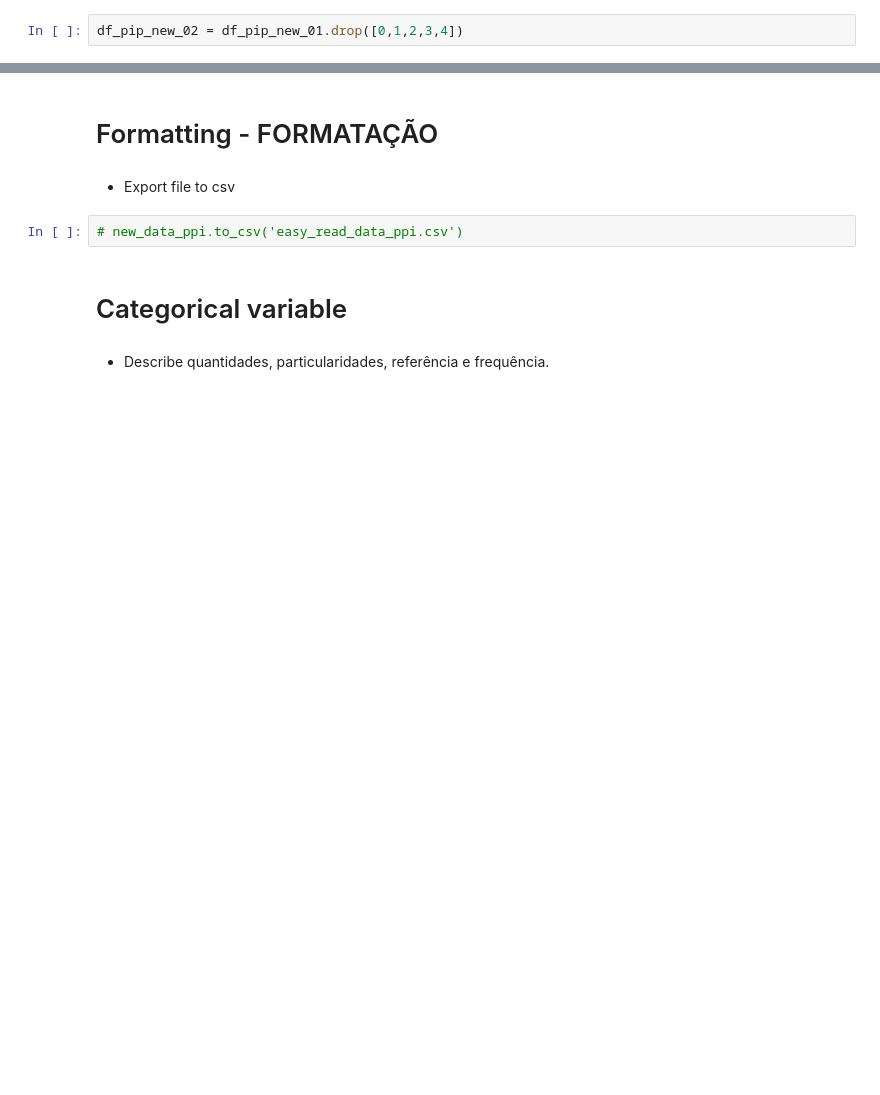
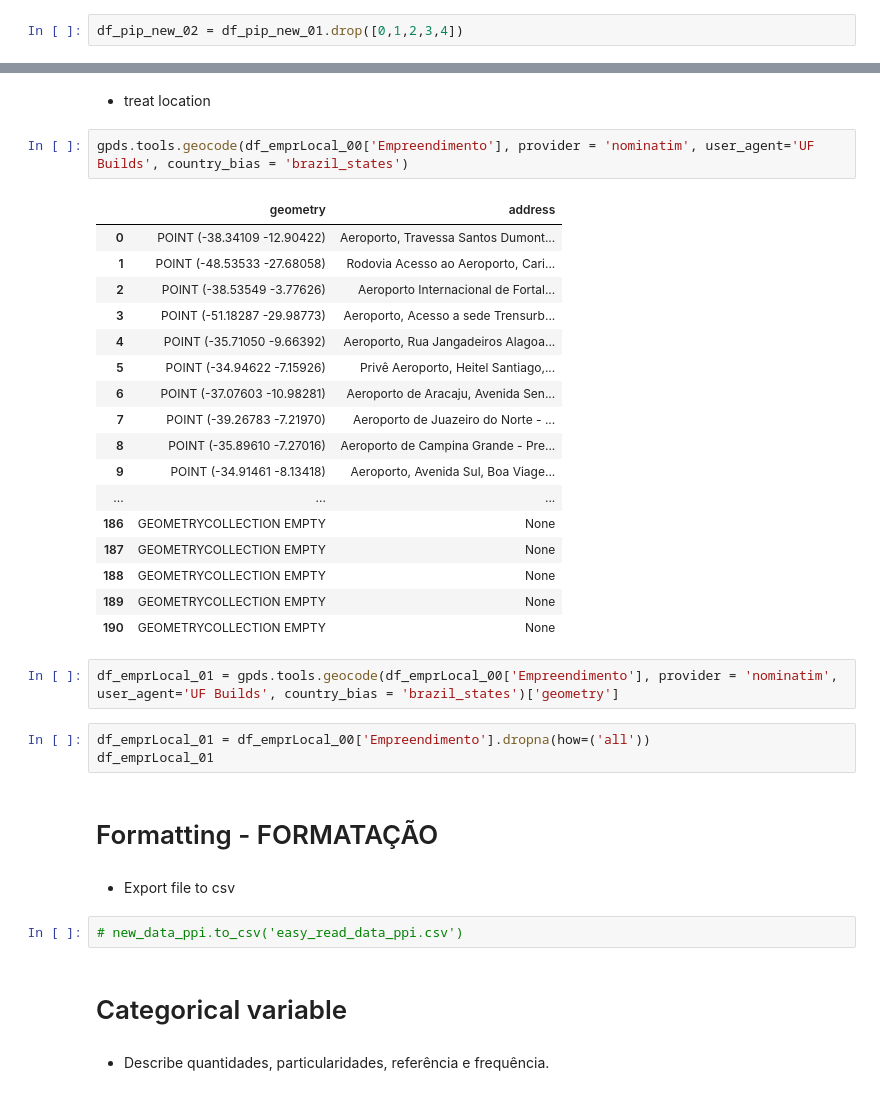
Before and after one commit to Caviuna/InfraBuilding, a Jupyter notebook: building.ipynb, the cells around one changed output, grey strips where cells are left out. Saved outputs shown, nothing was run; the diff lists cells and outputs as text; blank space fills up the shorter version.

Commit message:
treat_location

```diff
--- a/building.ipynb
+++ b/building.ipynb
@@ -378,3 +255,30 @@ df_pip_new_02.head()
+# %% [markdown]
+- treat location
+# %%
+gpds.tools.geocode(df_emprLocal_00['Empreendimento'], provider = 'nominatim', user_agent='UF Builds', country_bias = 'brazil_states')
+# %% [output]
+|  | geometry | address |
+| 0 | POINT (-38.34109 -12.90422) | Aeroporto, Travessa Santos Dumont... |
+| 1 | POINT (-48.53533 -27.68058) | Rodovia Acesso ao Aeroporto, Cari... |
+| 2 | POINT (-38.53549 -3.77626) | Aeroporto Internacional de Fortal... |
+| 3 | POINT (-51.18287 -29.98773) | Aeroporto, Acesso a sede Trensurb... |
+| 4 | POINT (-35.71050 -9.66392) | Aeroporto, Rua Jangadeiros Alagoa... |
+| 5 | POINT (-34.94622 -7.15926) | Privê Aeroporto, Heitel Santiago,... |
+| 6 | POINT (-37.07603 -10.98281) | Aeroporto de Aracaju, Avenida Sen... |
+| 7 | POINT (-39.26783 -7.21970) | Aeroporto de Juazeiro do Norte - ... |
+| 8 | POINT (-35.89610 -7.27016) | Aeroporto de Campina Grande - Pre... |
+| 9 | POINT (-34.91461 -8.13418) | Aeroporto, Avenida Sul, Boa Viage... |
+| ... | ... | ... |
+| 186 | GEOMETRYCOLLECTION EMPTY | None |
+| 187 | GEOMETRYCOLLECTION EMPTY | None |
+| 188 | GEOMETRYCOLLECTION EMPTY | None |
+| 189 | GEOMETRYCOLLECTION EMPTY | None |
+| 190 | GEOMETRYCOLLECTION EMPTY | None |
+# %%
+df_emprLocal_01 = gpds.tools.geocode(df_emprLocal_00['Empreendimento'], provider = 'nominatim', user_agent='UF Builds', country_bias = 'brazil_states')['geometry']
+# %%
+df_emprLocal_01 = df_emprLocal_00['Empreendimento'].dropna(how=('all'))
+df_emprLocal_01
 # %% [markdown]
 # Formatting - FORMATAÇÃO
 # %% [markdown]
```
Also changed, not shown: parts of 35 cells of this notebook.
